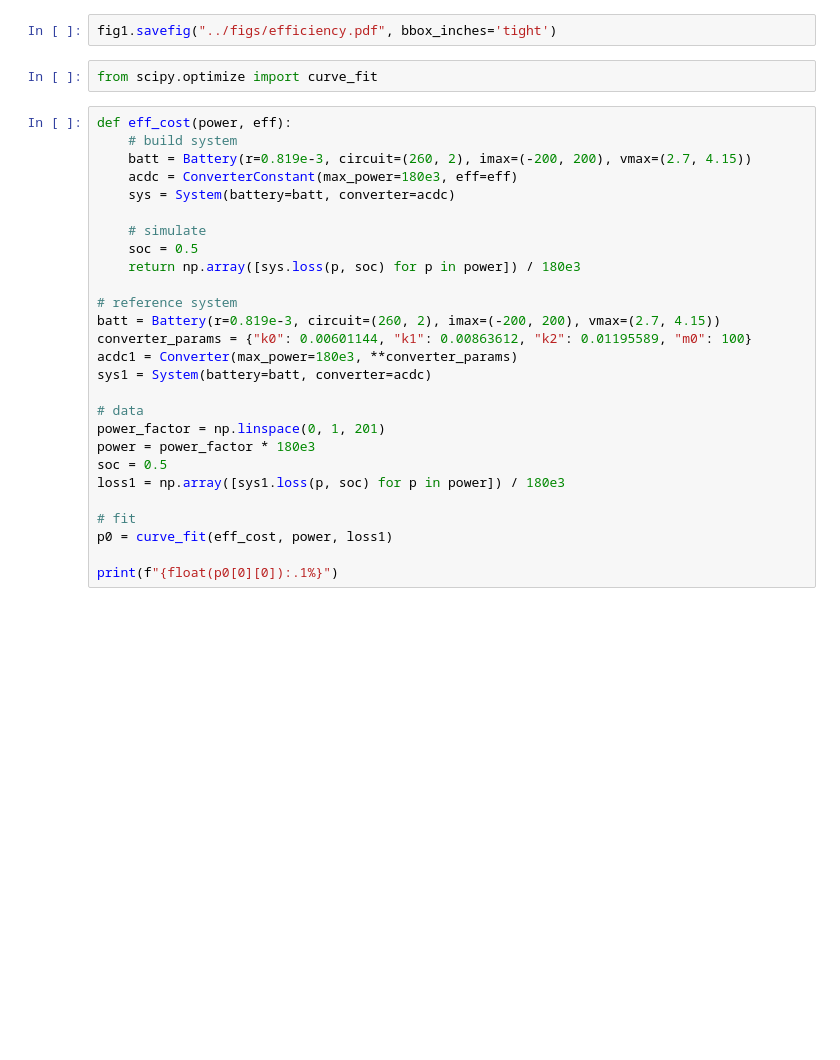
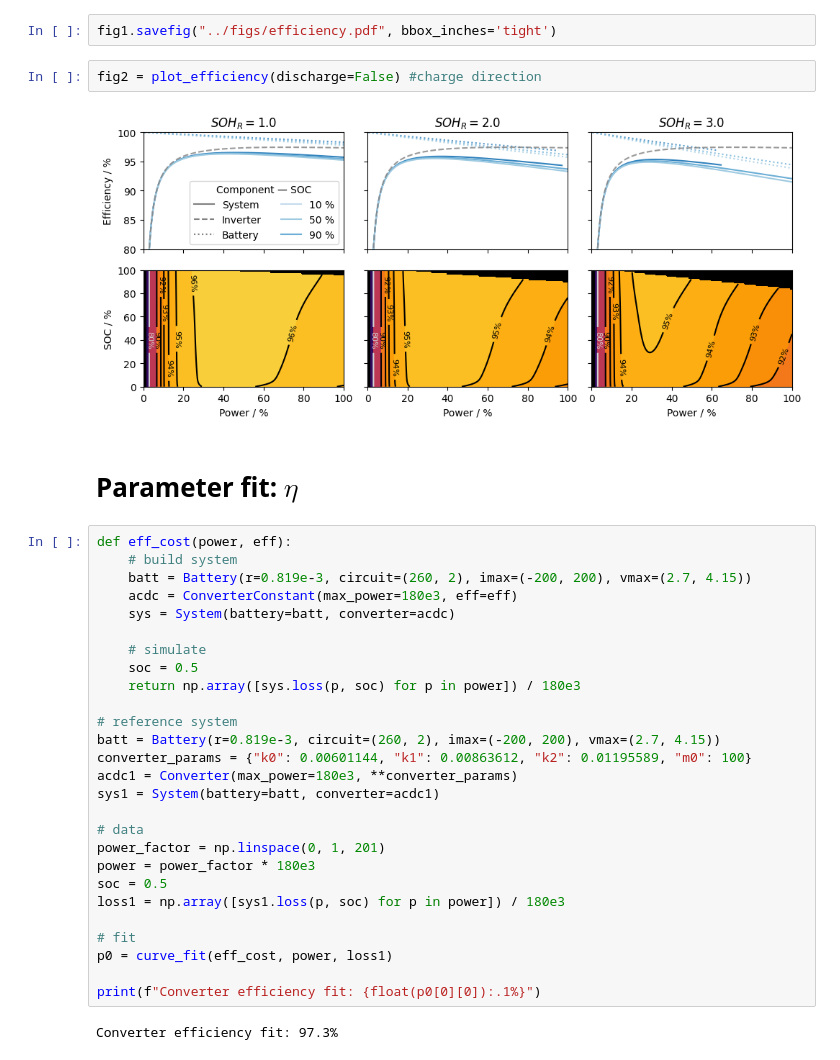
Before and after one commit to martincornejo/bess-opt-benchmark, a Jupyter notebook: notebooks/efficiency.ipynb, the cells around one changed output. Drawn from its saved outputs; the diff is of its cells as text; blank space fills up the shorter version.

```diff
--- a/notebooks/efficiency.ipynb
+++ b/notebooks/efficiency.ipynb
@@ -232,7 +225,11 @@ fig1.tight_layout()
 # %%
 fig1.savefig("../figs/efficiency.pdf", bbox_inches='tight')
-# %%
-from scipy.optimize import curve_fit
+# %%
+fig2 = plot_efficiency(discharge=False) #charge direction
+# %% [output]
+[figure, added]
+# %% [markdown]
+# Parameter fit: $\eta$
 # %%
 def eff_cost(power, eff):
     # build system
@@ -248,7 +245,7 @@ def eff_cost(power, eff):
 batt = Battery(r=0.819e-3, circuit=(260, 2), imax=(-200, 200), vmax=(2.7, 4.15))
 converter_params = {"k0": 0.00601144, "k1": 0.00863612, "k2": 0.01195589, "m0": 100}
 acdc1 = Converter(max_power=180e3, **converter_params)
-sys1 = System(battery=batt, converter=acdc)
+sys1 = System(battery=batt, converter=acdc1)
 
 # data
 power_factor = np.linspace(0, 1, 201)
@@ -259,7 +256,9 @@ loss1 = np.array([sys1.loss(p, soc) for p in power]) / 180e3
 # fit
 p0 = curve_fit(eff_cost, power, loss1)
 
-print(f"{float(p0[0][0]):.1%}")
+print(f"Converter efficiency fit: {float(p0[0][0]):.1%}")
+# %% [output]
+Converter efficiency fit: 97.3%
 # %%
 def eff_cost(power, eff):
     acdc = ConverterConstant(max_power=180e3, eff=eff)
```
Also changed, not shown: parts of 10 cells of this notebook.
